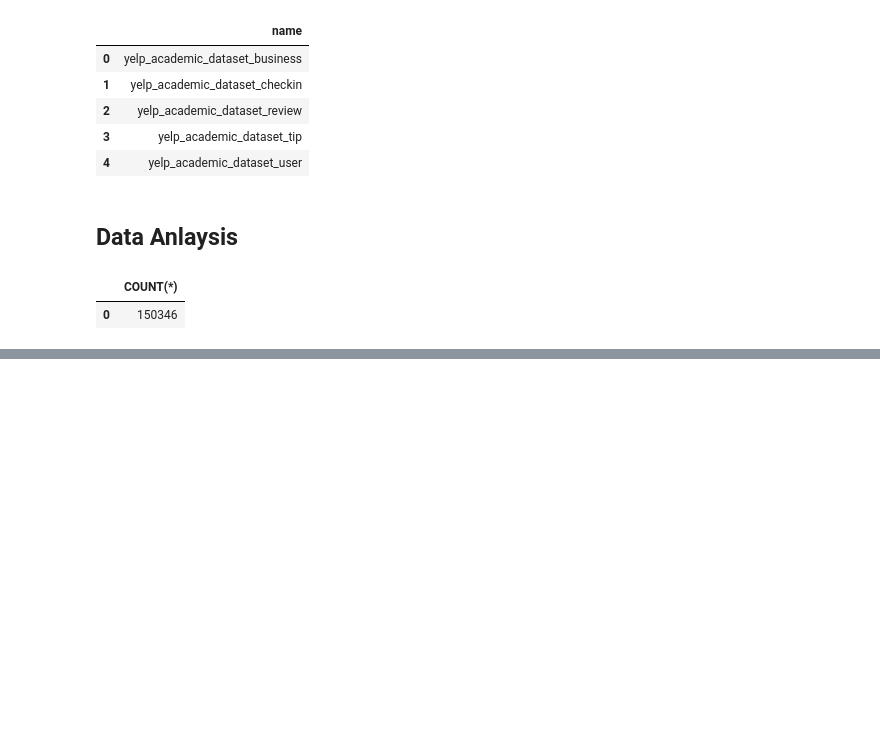
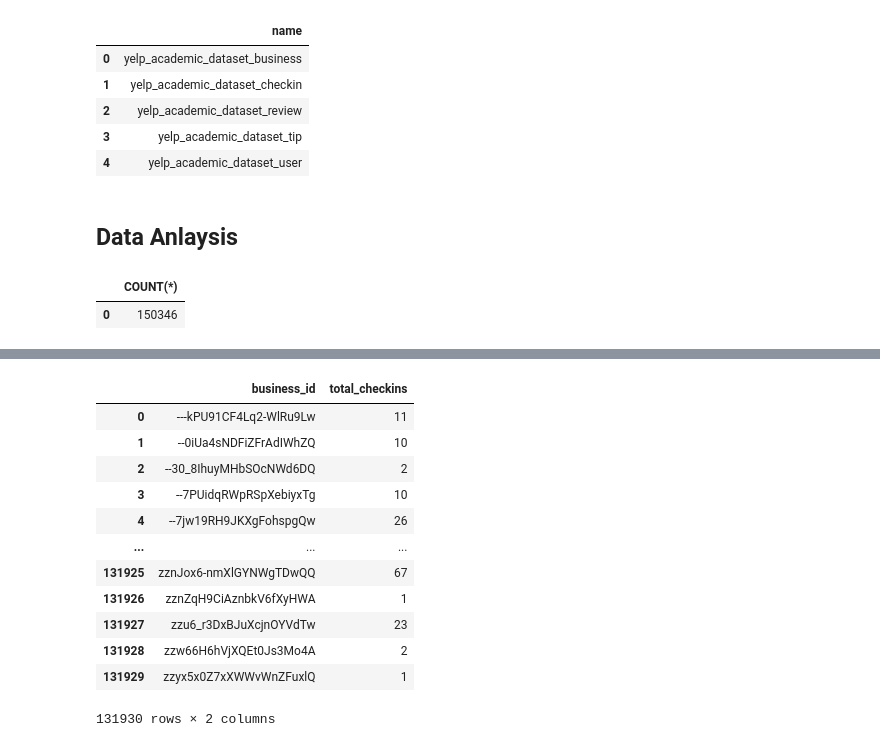
Before and after one commit to satvik231/Restautrant-Success-Analysis, a Jupyter notebook: creation.ipynb, the cells around one changed output, grey strips where cells are left out. Saved outputs shown, nothing was run; the diff lists cells and outputs as text; code cells hidden in the pictures; blank space fills up the shorter version.

```diff
--- a/creation.ipynb
+++ b/creation.ipynb
@@ -129,0 +219,23 @@ pd.read_sql_query(f"""
+# %%
+# Do restaurants with higher engagement tend to have higher ratings?
+
+pd.read_sql_query("""
+                  SELECT business_id,
+                  SUM(length(date) - length(replace(date,',',''))+1) as total_checkins
+                  FROM yelp_academic_dataset_checkin
+                  GROUP BY business_id
+                  """,conn)
+# %% [output]
+|  | business_id | total_checkins |
+| 0 | ---kPU91CF4Lq2-WlRu9Lw | 11 |
+| 1 | --0iUa4sNDFiZFrAdIWhZQ | 10 |
+| 2 | --30_8IhuyMHbSOcNWd6DQ | 2 |
+| 3 | --7PUidqRWpRSpXebiyxTg | 10 |
+| 4 | --7jw19RH9JKXgFohspgQw | 26 |
+| ... | ... | ... |
+| 131925 | zznJox6-nmXlGYNWgTDwQQ | 67 |
+| 131926 | zznZqH9CiAznbkV6fXyHWA | 1 |
+| 131927 | zzu6_r3DxBJuXcjnOYVdTw | 23 |
+| 131928 | zzw66H6hVjXQEt0Js3Mo4A | 2 |
+| 131929 | zzyx5x0Z7xXWWvWnZFuxlQ | 1 |
+131930 rows × 2 columns
```
Also changed, not shown: parts of 11 cells of this notebook.
